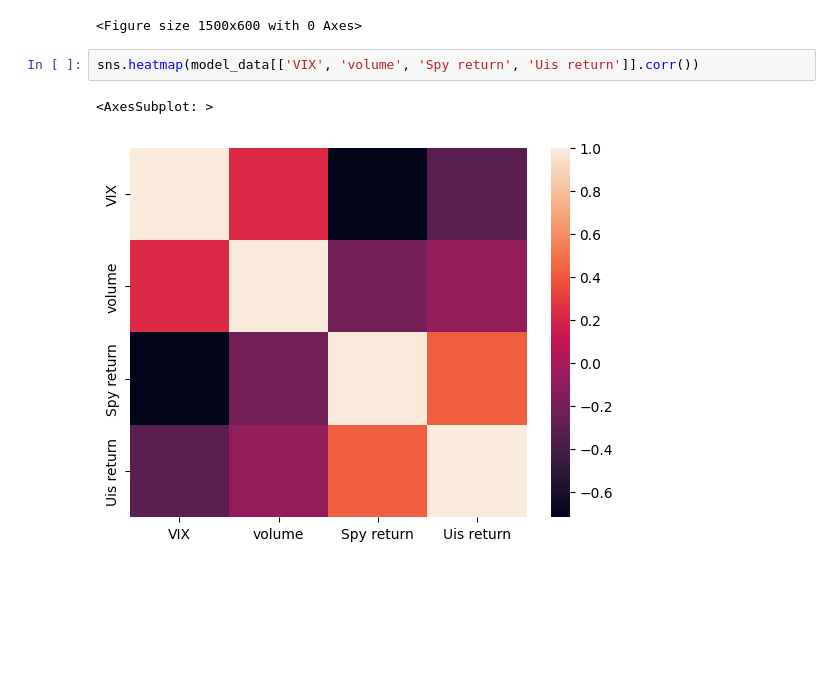
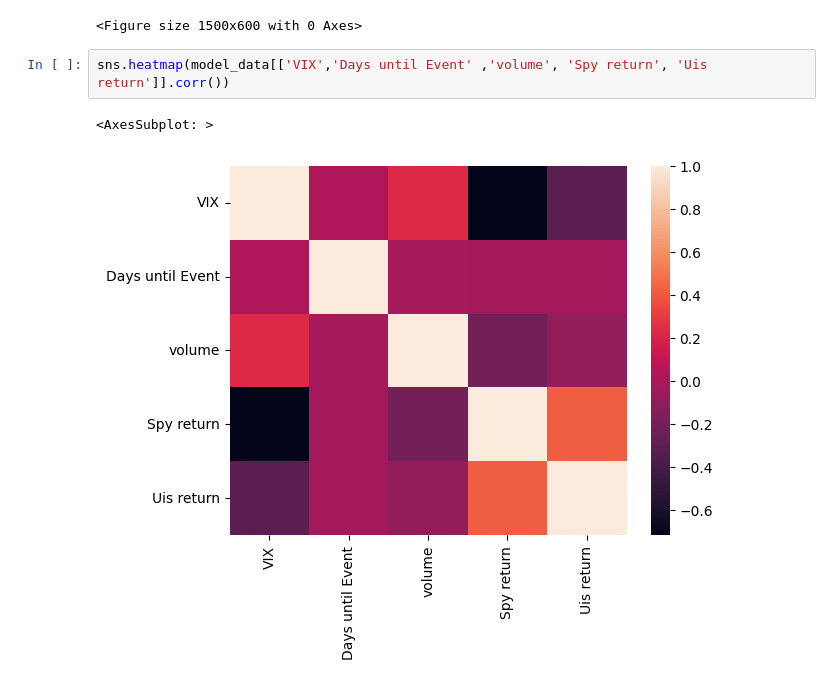
Before and after one commit to tsmcdonnell6604/Quant-Trading-Strategies, a Jupyter notebook: QTS_project.ipynb, the cells around one changed output. Cells and saved outputs as stored; diff of their text form; blank space fills up the shorter version.

Commit message:
new correlation chart

```diff
--- a/QTS_project.ipynb
+++ b/QTS_project.ipynb
@@ -190,7 +190,7 @@ plt.figure(figsize = (15,6))
 [figure]
 <Figure size 1500x600 with 0 Axes>
 # %%
-sns.heatmap(model_data[['VIX', 'volume', 'Spy return', 'Uis return']].corr())
+sns.heatmap(model_data[['VIX','Days until Event' ,'volume', 'Spy return', 'Uis return']].corr())
 # %% [output]
 <AxesSubplot: >
-[figure, old version]
+[figure, new version]
```
